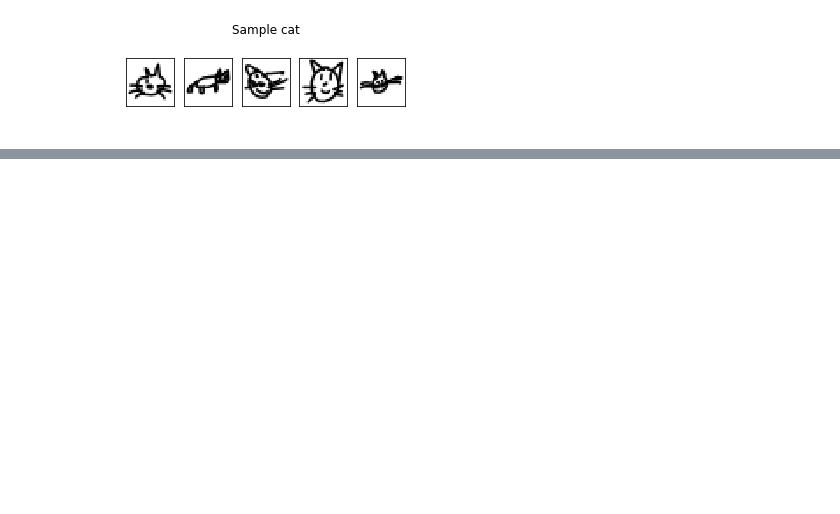
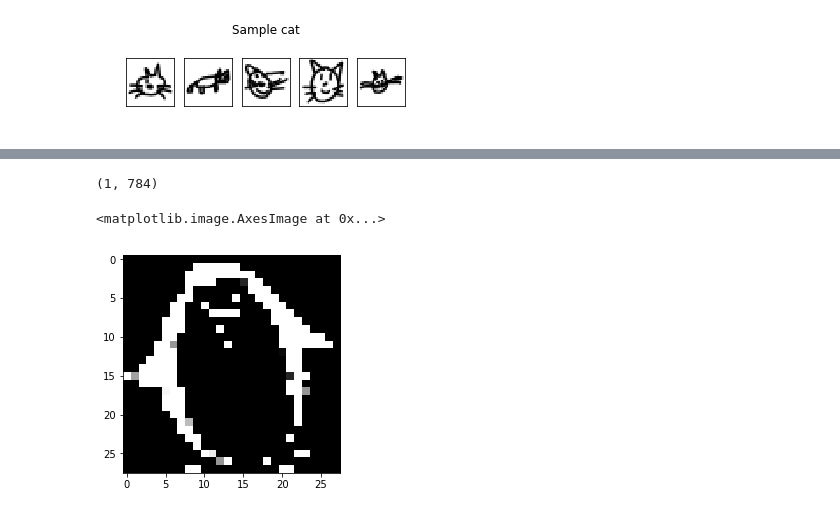
Before and after one commit to eford0121/Scribblers_On_The_Roof, a Jupyter notebook: Quick Draw Machine.ipynb, the cells around one changed output, grey strips where cells are left out. Drawn from its saved outputs; the diff is of its cells as text; code cells hidden in the pictures; blank space fills up the shorter version.

```diff
--- a/Quick Draw Machine.ipynb
+++ b/Quick Draw Machine.ipynb
@@ -140,0 +202,12 @@ Loss: 0.6755409747126202, Accuracy: 0.8987333333015441
+# %%
+image /= 255
+
+img = image.flatten().reshape(-1, 28*28)
+img.shape
+# %% [output]
+(1, 784)
+# %%
+plt.imshow(img.reshape(28, 28), cmap = plt.cm.Greys)
+# %% [output]
+<matplotlib.image.AxesImage at 0x...>
+[figure, added]
```
Also changed, not shown: parts of 17 cells of this notebook, 3 other files.
